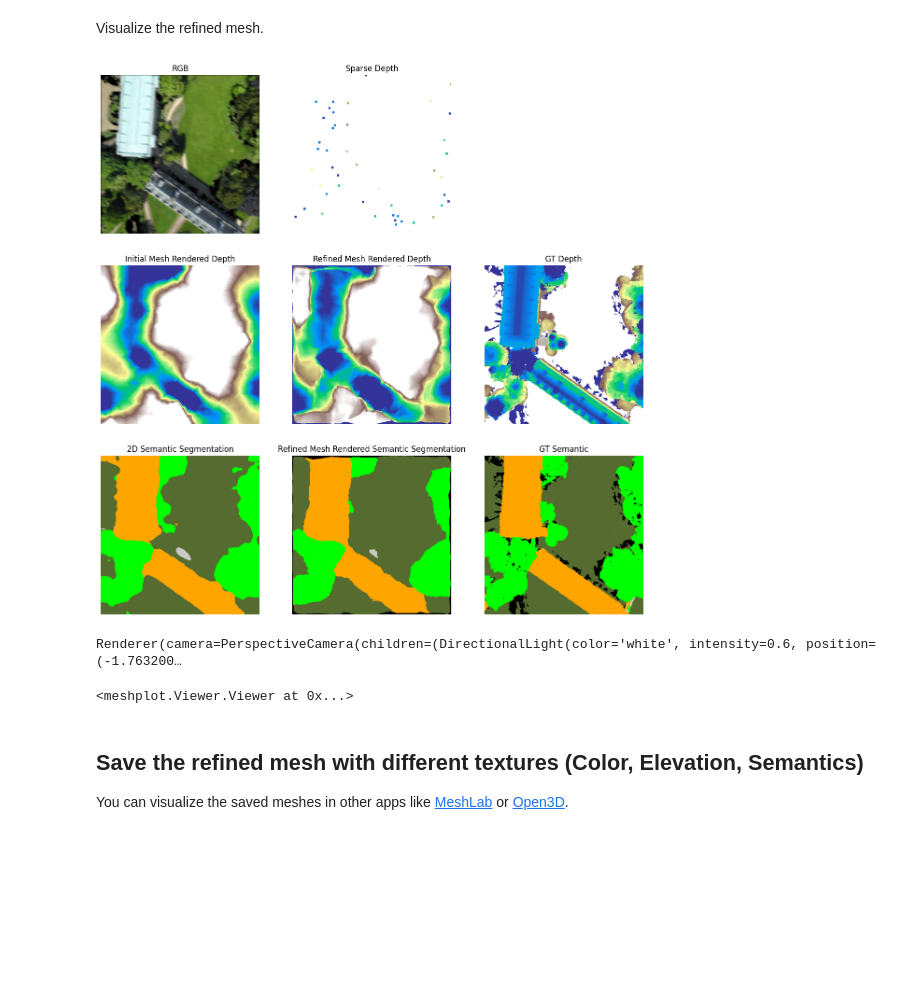
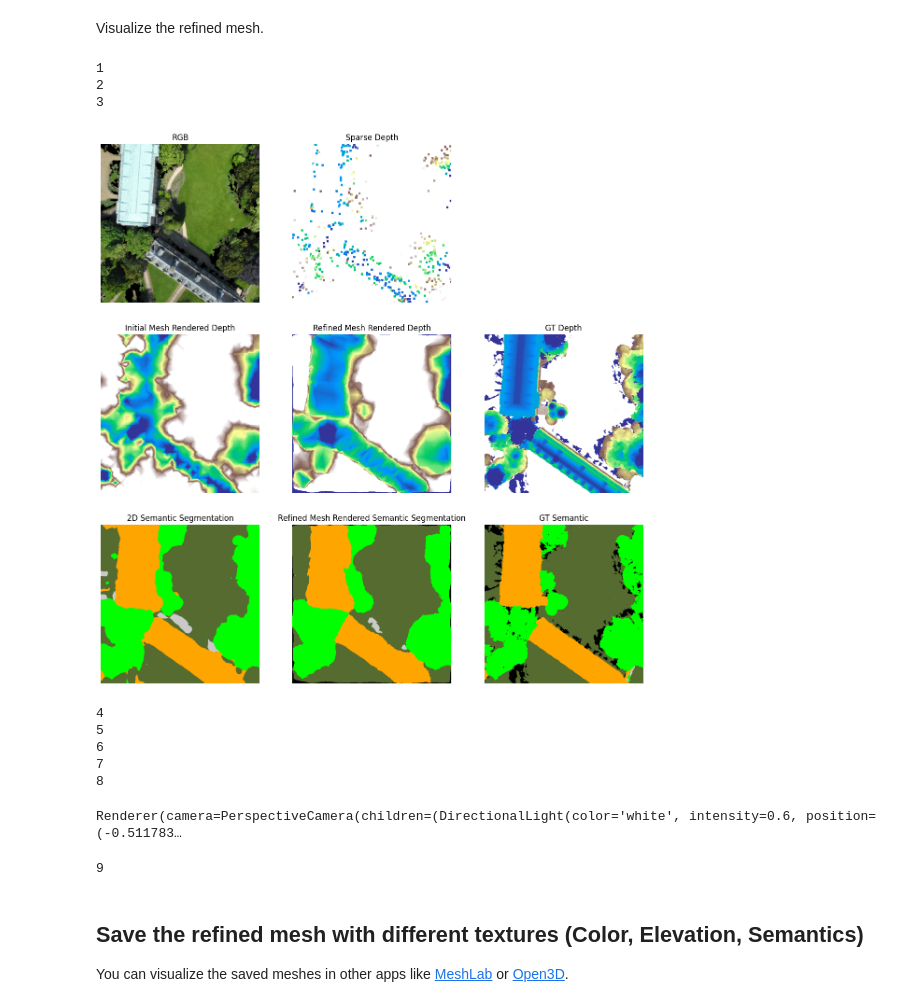
Before and after one commit to CantSatTeam/CanSat-MHE, a Jupyter notebook: terrainmesh/demo.ipynb, the cells around one changed output. Drawn from its saved outputs; the diff is of its cells as text; code cells hidden in the pictures; blank space fills up the shorter version.

```diff
--- a/terrainmesh/demo.ipynb
+++ b/terrainmesh/demo.ipynb
@@ -44,7 +36,7 @@ from utils.semantic_labels import convert_class_to_rgb_sensat_simplified
 from vis.vis import pseudo_color_map, pseudo_color_map_sparse
 
 rgb_file = f"{PATH}/RGB.png"
-sparse_depth_file = f"{PATH}/SparseDepth75.png"
+sparse_depth_file = f"{PATH}/SparseDepth.png"
 gt_depth_file = f"{PATH}/GT_Depth.png"
 gt_sem_file = f"{PATH}/GT_Semantics.png"
 
@@ -213,7 +205,7 @@ from model.models import VoxMeshHead
 
 save_model_path = "checkpoints/Sem_Dice/model_best_depth.tar"
 depth_scale = 100
-device = torch.device("cuda:0") #
+device = torch.device("cuda:0" if torch.cuda.is_available() else 'cpu')
 
 # Load a trained 2D-3D model for mesh refinement
 cfg = get_sensat_cfg()
@@ -246,7 +238,7 @@ from mesh_init.mesh_renderer import render_mesh_texture
 from utils.semantic_labels import convert_class_to_rgb_sensat_simplified
 from vis.vis import pseudo_color_map
 
-device = torch.device("cuda:0")
+device = torch.device("cuda:0" if torch.cuda.is_available() else 'cpu')
 # depth_min = 40
 # depth_max = 90
 image_size = 512
@@ -265,39 +257,56 @@ ax12.imshow(sparsedepth_vis)
 ax12.set_title('Sparse Depth')
 ax12.axis('off')
 ax13.axis('off')
+print(1)
 
 ax21.imshow(init_mesh_depth_vis)
 ax21.set_title('Initial Mesh Rendered Depth')
 ax21.axis('off')
 ax22.imshow(refine_mesh_depth_vis)
 ax22.set_title('Refined Mesh Rendered Depth')
 ax22.axis('off')
 ax23.imshow(gt_depth_vis)
 ax23.set_title('GT Depth')
 ax23.axis('off')
+print(2)
 
 ax31.imshow(pred_semantic_vis)
 ax31.set_title('2D Semantic Segmentation')
 ax31.axis('off')
 ax32.imshow(refine_mesh_semantic_vis)
 ax32.set_title('Refined Mesh Rendered Semantic Segmentation')
 ax32.axis('off')
 ax33.imshow(gt_sem_vis)
 ax33.set_title('GT Semantic')
 ax33.axis('off')
+print(3)
 
 plt.show()
 
 refine_mesh_vertices, refine_mesh_faces = refine_mesh.get_mesh_verts_faces(0)
+print(4)
 refine_mesh_vertices = refine_mesh_vertices.detach().cpu().numpy()
+print(5)
 refine_mesh_faces = refine_mesh_faces.detach().cpu().numpy()
+print(6)
 refine_mesh_height_color = texture_mesh_vertices(refine_mesh_vertices, depth_min, depth_max)
+print(7)
 rotate_matrix = np.array([[1,0,0],[0,-np.sqrt(3)/2,1/2],[0,-1/2,-np.sqrt(3)/2]])
+print(8)
 mp.plot(refine_mesh_vertices@rotate_matrix, refine_mesh_faces, refine_mesh_height_color)
+print(9)
 # %% [output]
+1
+2
+3
-[figure, old version]
+[figure, new version]
-Renderer(camera=PerspectiveCamera(children=(DirectionalLight(color='white', intensity=0.6, position=(-1.763200…
-<meshplot.Viewer.Viewer at 0x...>
+4
+5
+6
+7
+8
+Renderer(camera=PerspectiveCamera(children=(DirectionalLight(color='white', intensity=0.6, position=(-0.511783…
+9
 # %% [markdown]
 ## Save the refined mesh with different textures (Color, Elevation, Semantics)
 
```
Also changed, not shown: parts of 9 cells of this notebook, 21 other files.
